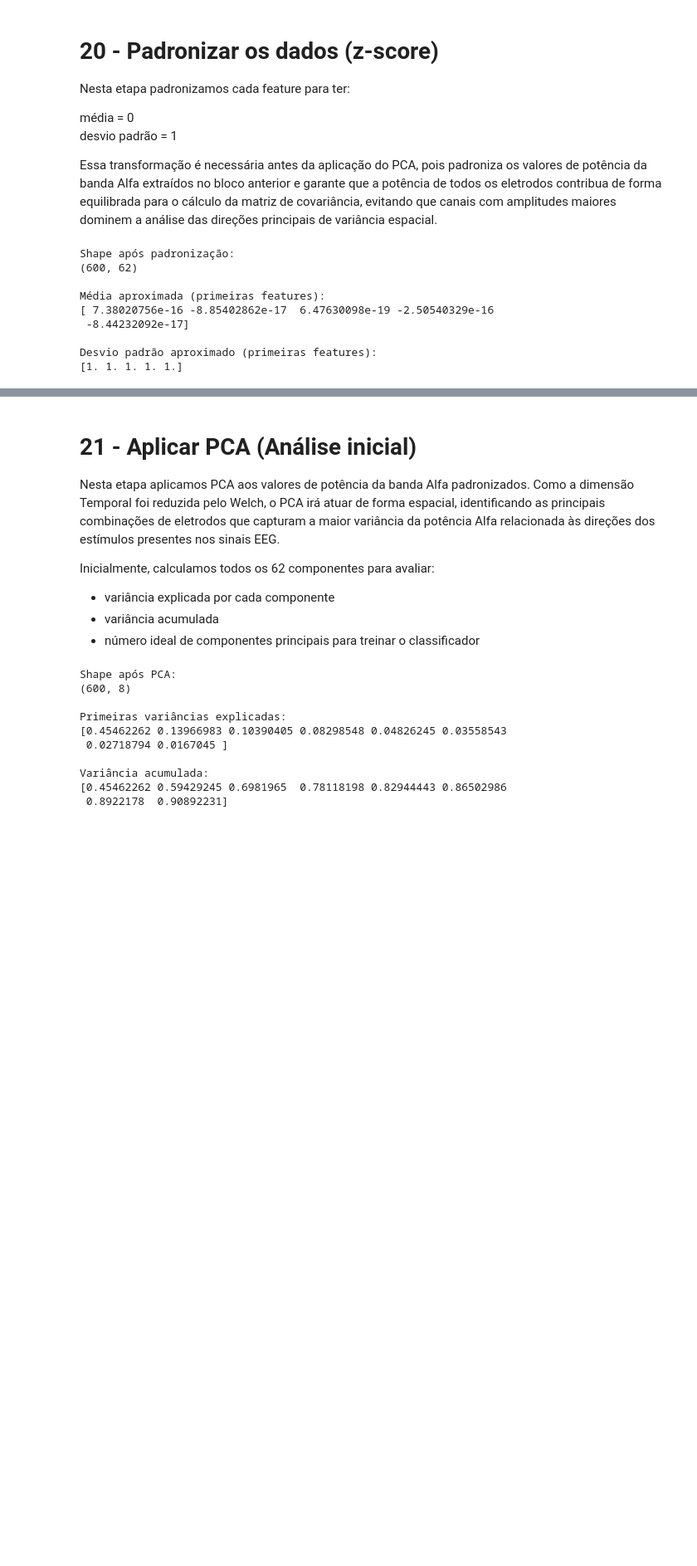
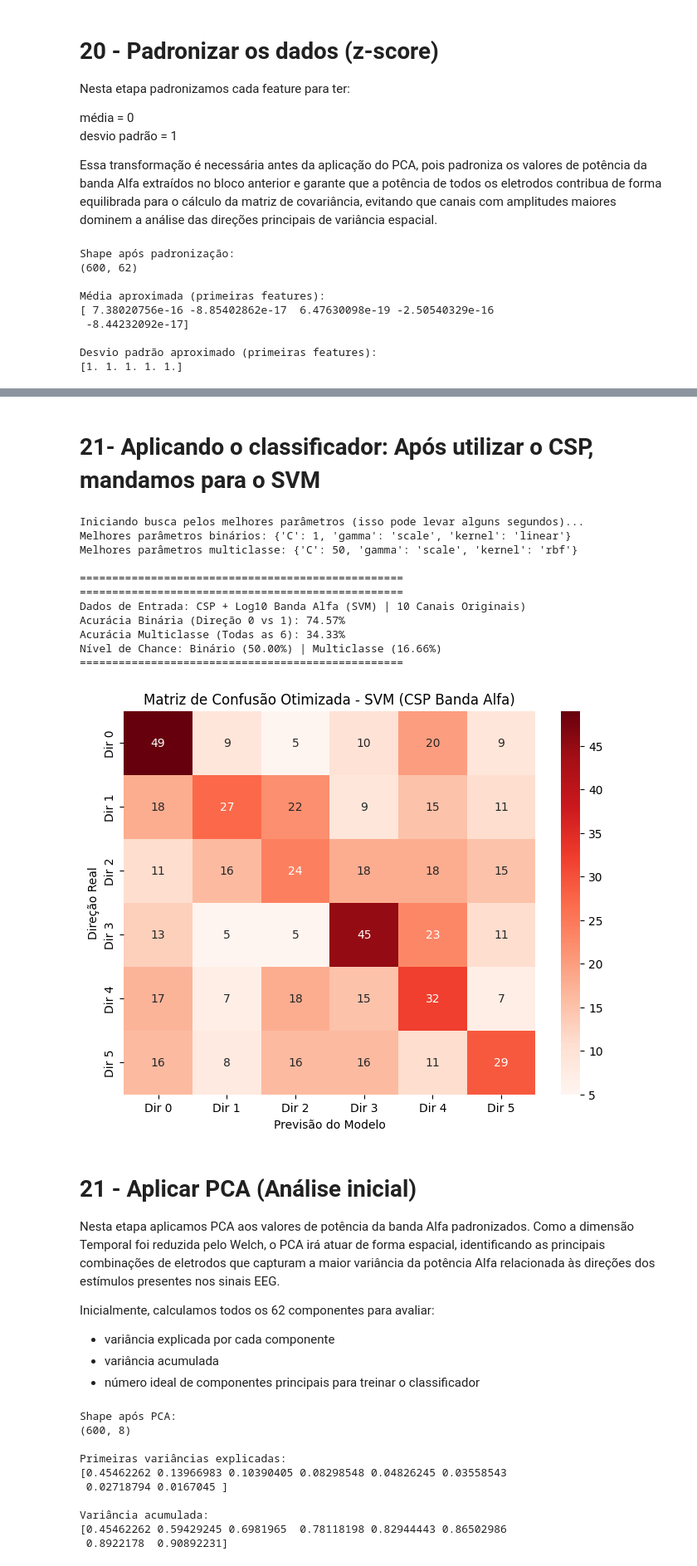
Before and after one commit to amandachipolito/Trabalho-BCI, a Jupyter notebook: main.ipynb, the cells around one changed output, grey strips where cells are left out. Shown at 83% size. Saved outputs shown, nothing was run; the diff lists cells and outputs as text; code cells hidden in the pictures; blank space fills up the shorter version.

```diff
--- a/main.ipynb
+++ b/main.ipynb
@@ -772,3 +993,83 @@ Desvio padrão aproximado (primeiras features):
+# %% [markdown]
+# 21- Aplicando o classificador: Após utilizar o CSP, mandamos para o SVM
+# %%
+import numpy as np
+import matplotlib.pyplot as plt
+import seaborn as sns
+from sklearn.svm import SVC
+from sklearn.model_selection import StratifiedKFold, GridSearchCV, cross_val_predict, cross_val_score
+from sklearn.metrics import confusion_matrix
+
+# Usando X_features para garantir a riqueza espacial dos 32 canais
+X_final = X_features
+y_final = labels_padronizadas
+
+# Configuração da Validação Cruzada
+cv = StratifiedKFold(n_splits=5, shuffle=True, random_state=42)
+
+# --- OTIMIZAÇÃO (Grid Search) ---
+# Vamos testar várias configurações para ver qual lida melhor com o "ruído" dos 32 canais
+param_grid = {
+    'C': [0.1, 1, 10, 50, 100],
+    'gamma': ['scale', 'auto', 0.01, 0.1, 1],
+    'kernel': ['rbf', 'linear'] # Adicionando o linear, que às vezes é melhor para BCI multiclasse
+}
+
+print("Iniciando busca pelos melhores parâmetros (isso pode levar alguns segundos)...")
+grid_search = GridSearchCV(SVC(class_weight='balanced', random_state=42), param_grid, cv=cv, scoring='accuracy')
+
+# --- PARTE A: AVALIAÇÃO BINÁRIA (Melhor Par: 0 vs 1) ---
+p1, p2 = 0, 1
+mask = np.isin(y_final, [p1, p2])
+X_bin = X_final[mask]
+y_bin = np.where(y_final[mask] == p1, 0, 1)
+
+grid_search.fit(X_bin, y_bin)
+melhor_modelo_bin = grid_search.best_estimator_
+acc_binaria = cross_val_score(melhor_modelo_bin, X_bin, y_bin, cv=cv).mean()
+print(f"Melhores parâmetros binários: {grid_search.best_params_}")
+
+
+# --- PARTE B: AVALIAÇÃO MULTICLASSE (1 em 6) ---
+grid_search.fit(X_final, y_final)
+melhor_modelo_multi = grid_search.best_estimator_
+acc_multi = cross_val_score(melhor_modelo_multi, X_final, y_final, cv=cv).mean()
+y_pred_multi = cross_val_predict(melhor_modelo_multi, X_final, y_final, cv=cv)
+print(f"Melhores parâmetros multiclasse: {grid_search.best_params_}")
+
+
+# --- RELATÓRIO DE SAÍDA FINAL ---
+print("\n" + "="*50)
+print("="*50)
+print(f"Dados de Entrada: CSP + Log10 Banda Alfa (SVM) | {X_final.shape[1]} Canais Originais)")
+print(f"Acurácia Binária (Direção {p1} vs {p2}): {acc_binaria*100:.2f}%")
+print(f"Acurácia Multiclasse (Todas as 6): {acc_multi*100:.2f}%")
+print(f"Nível de Chance: Binário (50.00%) | Multiclasse (16.66%)")
+print("="*50)
+
+# Plot da Matriz Multiclasse
+plt.figure(figsize=(8, 6))
+matriz_confusao = confusion_matrix(y_final, y_pred_multi)
+sns.heatmap(matriz_confusao, annot=True, fmt='d', cmap='Reds',
+            xticklabels=[f'Dir {i}' for i in range(6)],
+            yticklabels=[f'Dir {i}' for i in range(6)])
+plt.title('Matriz de Confusão Otimizada - SVM (CSP Banda Alfa)')
+plt.xlabel('Previsão do Modelo')
+plt.ylabel('Direção Real')
+plt.show()
+# %% [output]
+Iniciando busca pelos melhores parâmetros (isso pode levar alguns segundos)...
+Melhores parâmetros binários: {'C': 1, 'gamma': 'scale', 'kernel': 'linear'}
+Melhores parâmetros multiclasse: {'C': 50, 'gamma': 'scale', 'kernel': 'rbf'}
+
+==================================================
+==================================================
+Dados de Entrada: CSP + Log10 Banda Alfa (SVM) | 10 Canais Originais)
+Acurácia Binária (Direção 0 vs 1): 74.57%
+Acurácia Multiclasse (Todas as 6): 34.33%
+Nível de Chance: Binário (50.00%) | Multiclasse (16.66%)
+==================================================
+[figure, added]
 # %% [markdown]
 # 21 - Aplicar PCA (Análise inicial)
 
```
Also changed, not shown: parts of 23 cells of this notebook.
